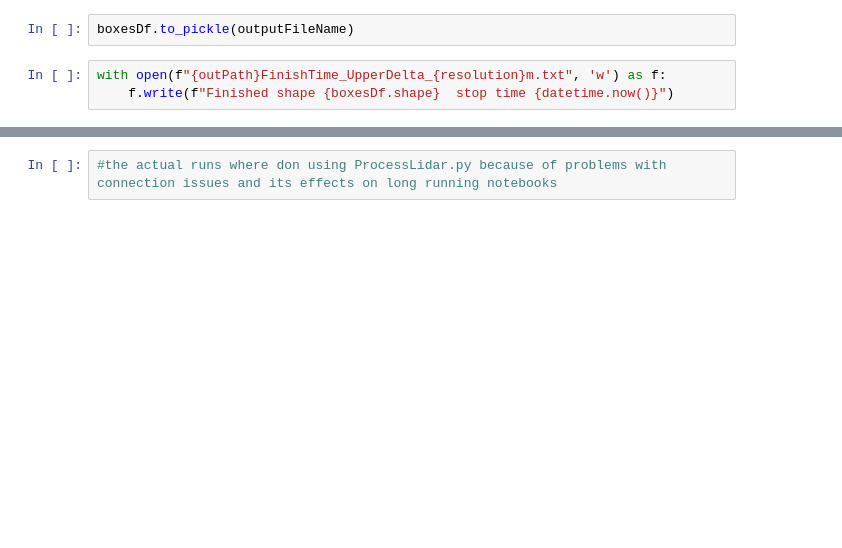
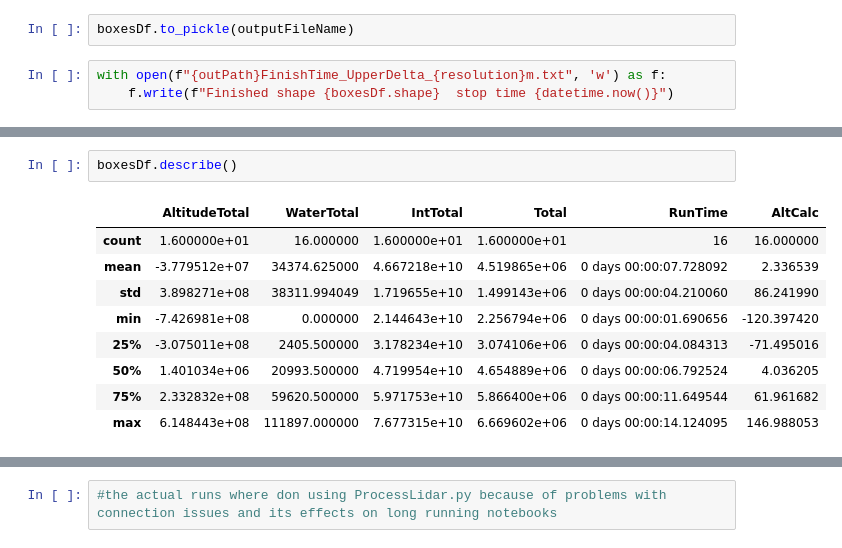
Before and after one commit to GarysCorner/NewOrleansElevation, a Jupyter notebook: ProcessLidar_UpperDelta.ipynb, the cells around one changed output, grey strips where cells are left out. Cells and saved outputs as stored; diff of their text form; blank space fills up the shorter version.

```diff
--- a/ProcessLidar_UpperDelta.ipynb
+++ b/ProcessLidar_UpperDelta.ipynb
@@ -248,3 +249,15 @@ boxesDf.plot(column='AltCalc',ax=ax)
+# %%
+boxesDf.describe()
+# %% [output]
+|  | AltitudeTotal | WaterTotal | IntTotal | Total | RunTime | AltCalc |
+| count | 1.600000e+01 | 16.000000 | 1.600000e+01 | 1.600000e+01 | 16 | 16.000000 |
+| mean | -3.779512e+07 | 34374.625000 | 4.667218e+10 | 4.519865e+06 | 0 days 00:00:07.728092 | 2.336539 |
+| std | 3.898271e+08 | 38311.994049 | 1.719655e+10 | 1.499143e+06 | 0 days 00:00:04.210060 | 86.241990 |
+| min | -7.426981e+08 | 0.000000 | 2.144643e+10 | 2.256794e+06 | 0 days 00:00:01.690656 | -120.397420 |
+| 25% | -3.075011e+08 | 2405.500000 | 3.178234e+10 | 3.074106e+06 | 0 days 00:00:04.084313 | -71.495016 |
+| 50% | 1.401034e+06 | 20993.500000 | 4.719954e+10 | 4.654889e+06 | 0 days 00:00:06.792524 | 4.036205 |
+| 75% | 2.332832e+08 | 59620.500000 | 5.971753e+10 | 5.866400e+06 | 0 days 00:00:11.649544 | 61.961682 |
+| max | 6.148443e+08 | 111897.000000 | 7.677315e+10 | 6.669602e+06 | 0 days 00:00:14.124095 | 146.988053 |
 # %%
 lp("Done!")
 # %% [output]
```
Also changed, not shown: parts of 21 cells of this notebook.
